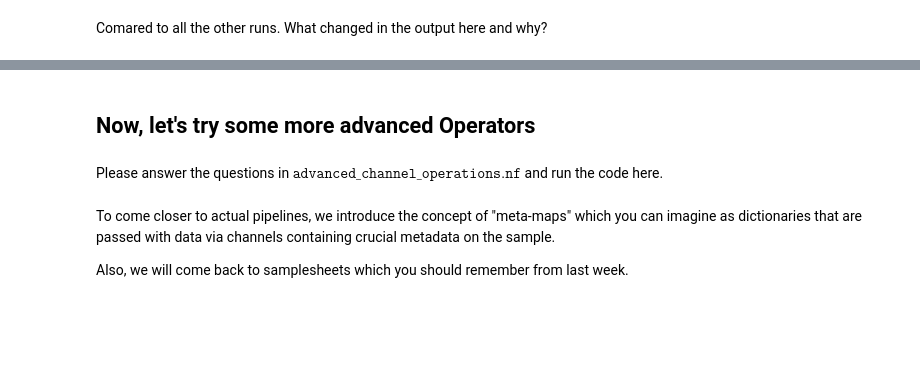
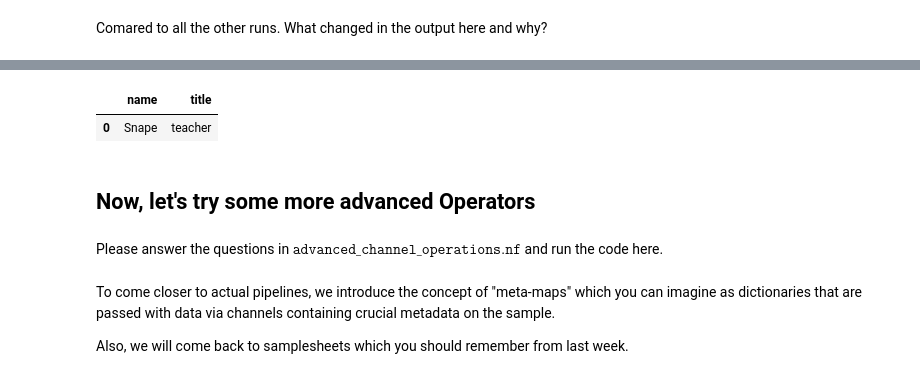
Before and after one commit to Kabooni/computational-workflows-2025, a Jupyter notebook: notebooks/day_04/day_04.ipynb, the cells around one changed output, grey strips where cells are left out. Drawn from its saved outputs; the diff is of its cells as text; code cells hidden in the pictures; blank space fills up the shorter version.

```diff
--- a/notebooks/day_04/day_04.ipynb
+++ b/notebooks/day_04/day_04.ipynb
@@ -470,8 +513,11 @@ executor >  local (1)
 # %%
 import pandas as pd
 
-df = pd.read_csv("results/names.tsv", sep="\t")
+df = pd.read_csv("results/names.tsv", sep="\t", header=None, names=["name", "title"])
 df
+# %% [output]
+|  | name | title |
+| 0 | Snape | teacher |
 # %% [markdown]
 ## Now, let's try some more advanced Operators
 # %% [markdown]
```
Also changed, not shown: parts of 36 cells of this notebook, 17 other files.
